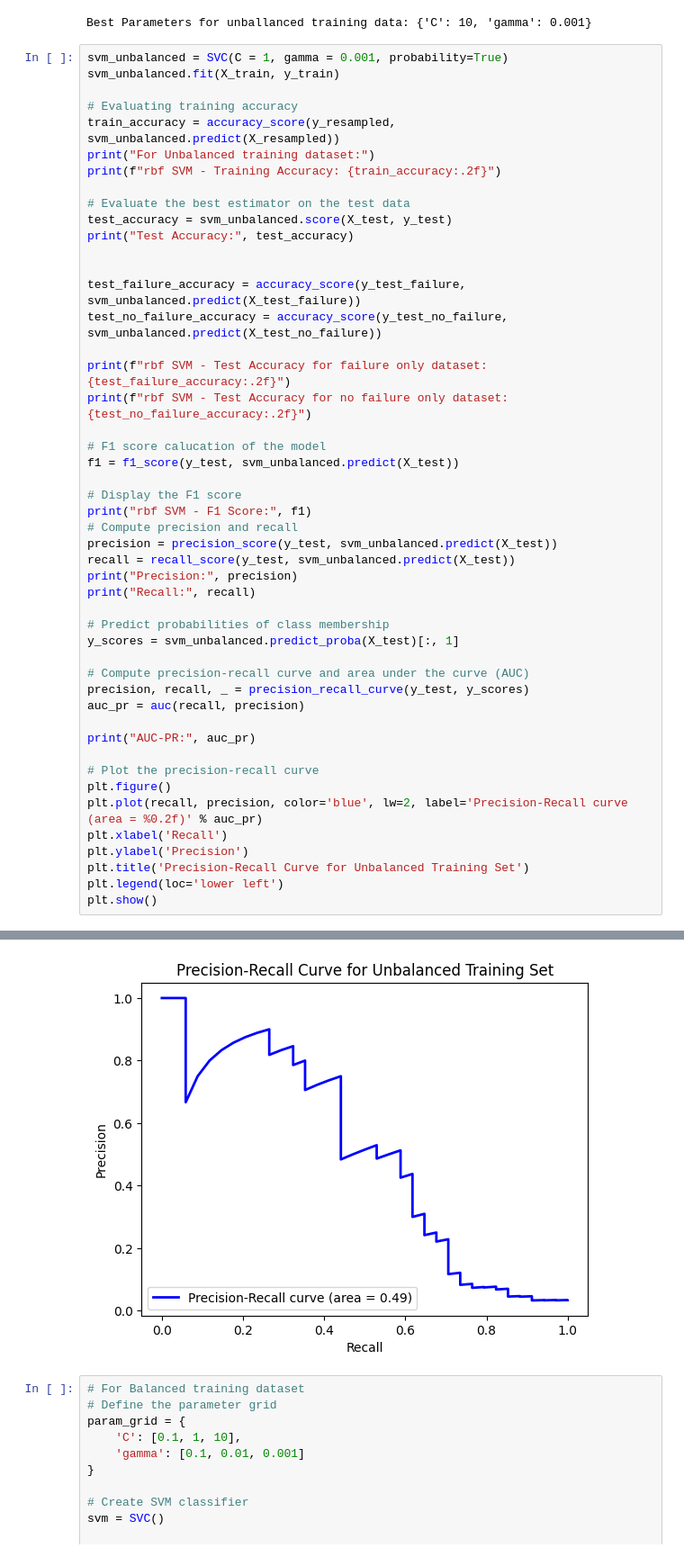
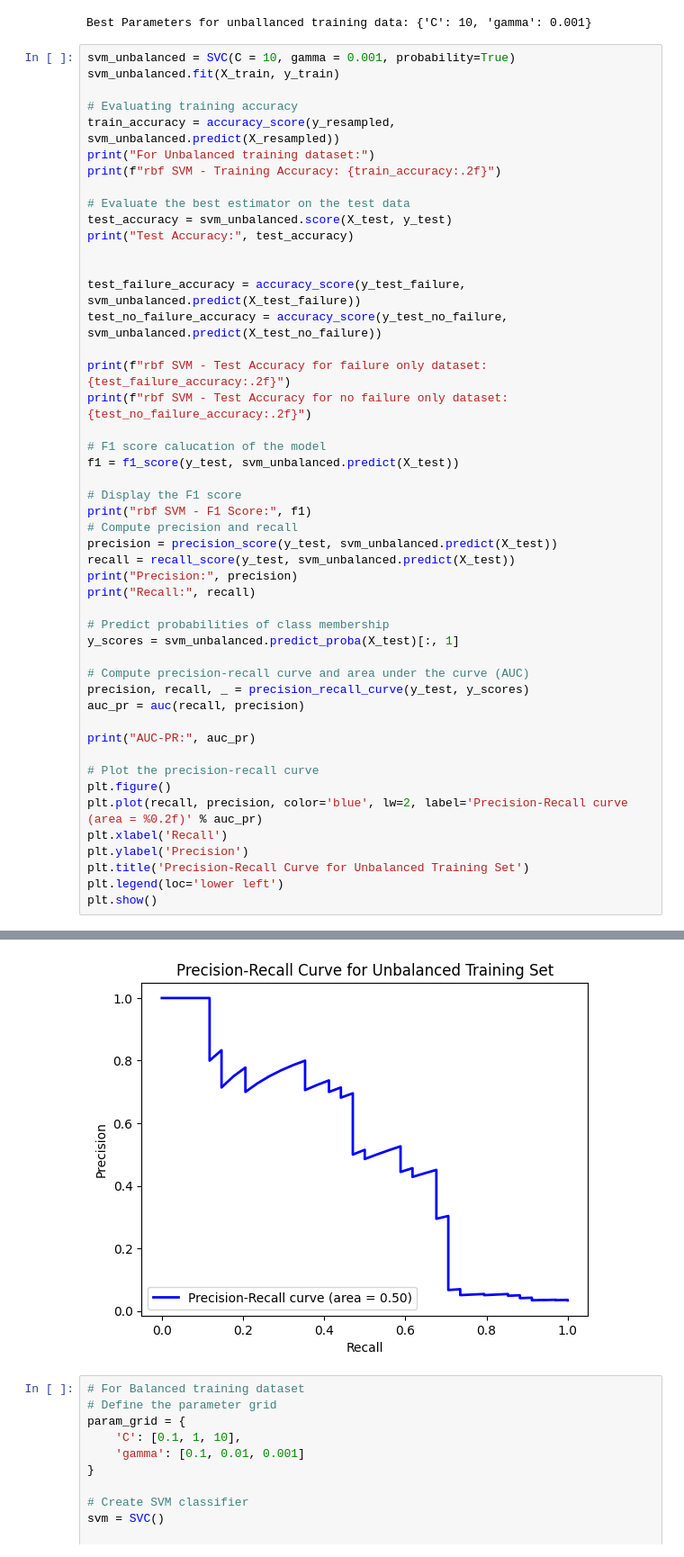
Before and after one commit to Gediyo/ECE1513-Project, a Jupyter notebook: Project_SVM_update.ipynb, the cells around one changed output, grey strips where cells are left out. Shown: that part at 90% size. Drawn from its saved outputs; the diff is of its cells as text.

```diff
--- a/Project_SVM_update.ipynb
+++ b/Project_SVM_update.ipynb
@@ -103,7 +102,7 @@ print("Best Parameters for unballanced training data:", grid_search_unbalanced.b
 # %% [output]
 Best Parameters for unballanced training data: {'C': 10, 'gamma': 0.001}
 # %%
-svm_unbalanced = SVC(C = 1, gamma = 0.001, probability=True)
+svm_unbalanced = SVC(C = 10, gamma = 0.001, probability=True)
 svm_unbalanced.fit(X_train, y_train)
 
 # Evaluating training accuracy
@@ -163,4 +162,4 @@ AUC-PR: 0.4934372946930696
-[figure, old version]
+[figure, new version]
 # %%
 # For Balanced training dataset
 # Define the parameter grid
```
Also changed, not shown: parts of 3 cells of this notebook.
